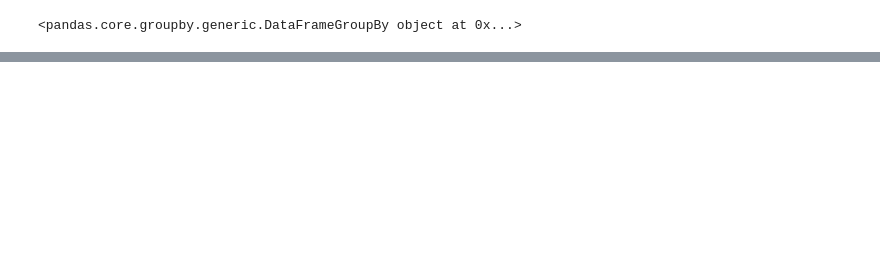
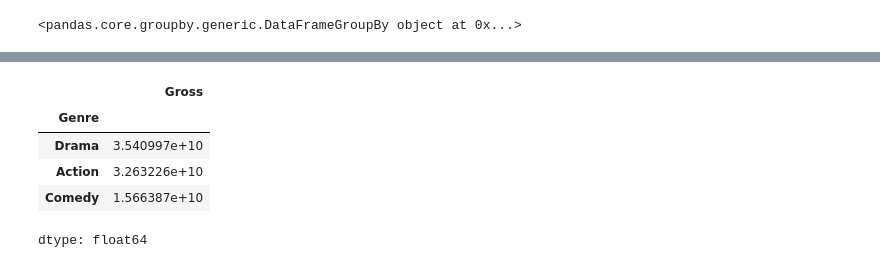
Before and after one commit to Tdeflash12/AI-ML, a Jupyter notebook: GroupByObject.ipynb, the cells around one changed output, grey strips where cells are left out. Saved outputs shown, nothing was run; the diff lists cells and outputs as text; code cells hidden in the pictures; blank space fills up the shorter version.

```diff
--- a/GroupByObject.ipynb
+++ b/GroupByObject.ipynb
@@ -25,2 +42,10 @@ genres.sum()
 # %%
 # find the top 3 genres by total earning
+movies.groupby('Genre').sum()['Gross'].sort_values(ascending=False).head(3)
+# %% [output]
+|  | Gross |
+| Genre |  |
+| Drama | 3.540997e+10 |
+| Action | 3.263226e+10 |
+| Comedy | 1.566387e+10 |
+dtype: float64
```
Also changed, not shown: parts of 1 cell of this notebook.
